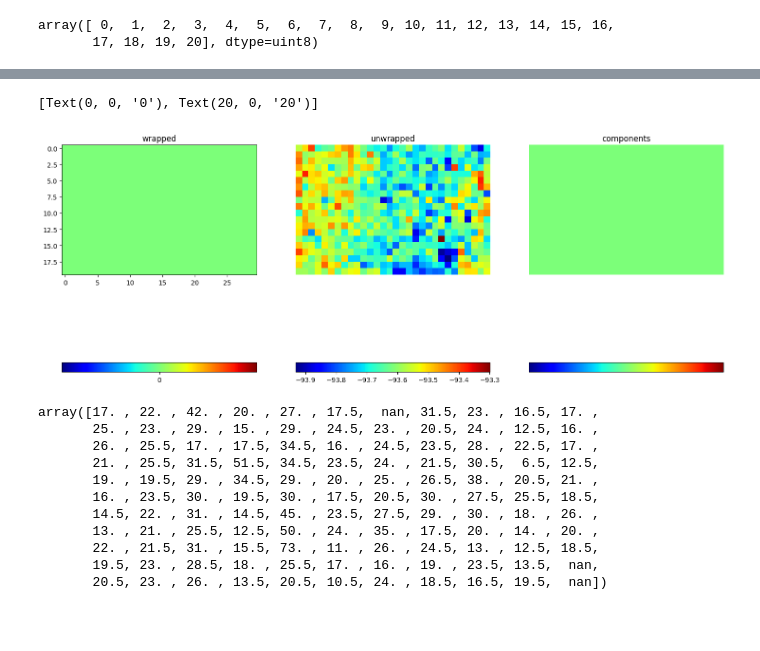
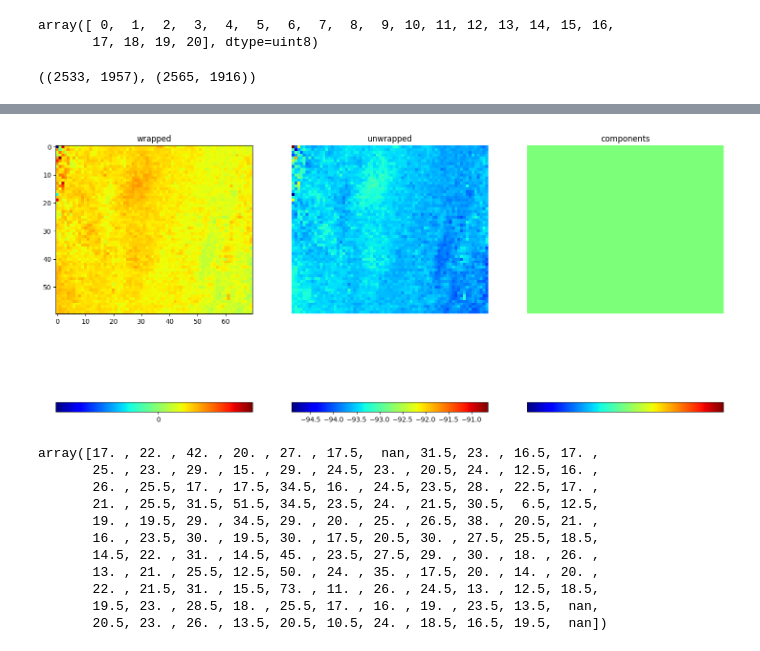
Before and after one commit to jmathur25/permafrost-prediction, a Jupyter notebook: src/py/explore/explore.ipynb, the cells around one changed output, grey strips where cells are left out. Saved outputs shown, nothing was run; the diff lists cells and outputs as text; code cells hidden in the pictures; blank space fills up the shorter version.

```diff
--- a/src/py/explore/explore.ipynb
+++ b/src/py/explore/explore.ipynb
@@ -162,15 +174,15 @@ TypeError: 'LatLon' object is not subscriptable
 # %%
 # reading the multi-looked wrapped interferogram
-ds = gdal.Open("../data/isce2_outputs/ALPSRP021272170_ALPSRP027982170/interferogram/filt_topophase.flat", gdal.GA_ReadOnly)
+ds = gdal.Open(str(dir / "interferogram/filt_topophase.flat"), gdal.GA_ReadOnly)
 igram = ds.GetRasterBand(1).ReadAsArray()
 ds = None
 
 # reading the multi-looked unwrapped interferogram
-ds = gdal.Open("../data/isce2_outputs/ALPSRP021272170_ALPSRP027982170/interferogram//filt_topophase.unw", gdal.GA_ReadOnly)
+ds = gdal.Open(str(dir / "interferogram//filt_topophase.unw"), gdal.GA_ReadOnly)
 igram_unw = ds.GetRasterBand(2).ReadAsArray()
 ds = None
 
 # reading the connected component file
-ds = gdal.Open("../data/isce2_outputs/ALPSRP021272170_ALPSRP027982170//interferogram/filt_topophase.unw.conncomp", gdal.GA_ReadOnly)
+ds = gdal.Open(str(dir / "interferogram/filt_topophase.unw.conncomp"), gdal.GA_ReadOnly)
 connected_components = ds.GetRasterBand(1).ReadAsArray()
 ds = None
@@ -195,10 +191,14 @@ np.unique(connected_components)
 # %% [output]
 array([ 0,  1,  2,  3,  4,  5,  6,  7,  8,  9, 10, 11, 12, 13, 14, 15, 16,
        17, 18, 19, 20], dtype=uint8)
+# %%
+lat_lon.find_closest_pixel(71.31538, -156.6027142), lat_lon.find_closest_pixel(71.30606, -156.5758932)
+# %% [output]
+((2533, 1957), (2565, 1916))
 # %%
 fig = plt.figure(figsize=(18, 16))
 
-area = slice(2520, 2540), slice(1940, 1970)
+area = slice(2520, 2580), slice(1900, 1970)
 
 ax = fig.add_subplot(1,3,1)
 cax=ax.imshow(np.angle(igram[area]), cmap='jet')
@@ -234,5 +224,4 @@ cbar.ax.set_xticklabels([0,20])
-[Text(0, 0, '0'), Text(20, 0, '20')]
-[figure, old version]
+[figure, new version]
 # %%
 alt_img2.values - alt_img1.values
 # %% [output]
```
Also changed, not shown: parts of 8 cells of this notebook, 6 other files.
